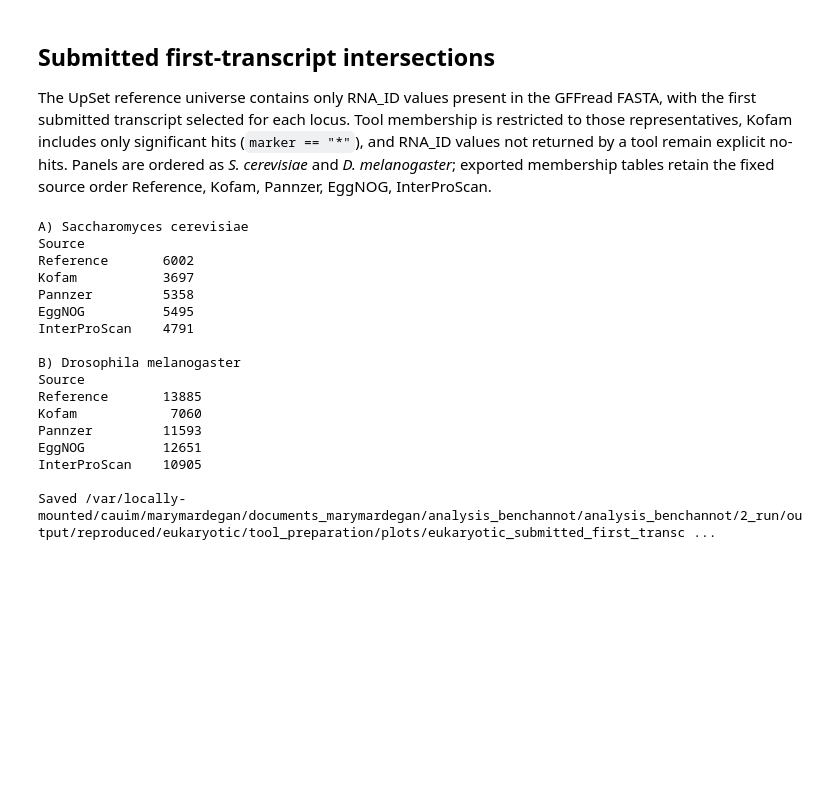
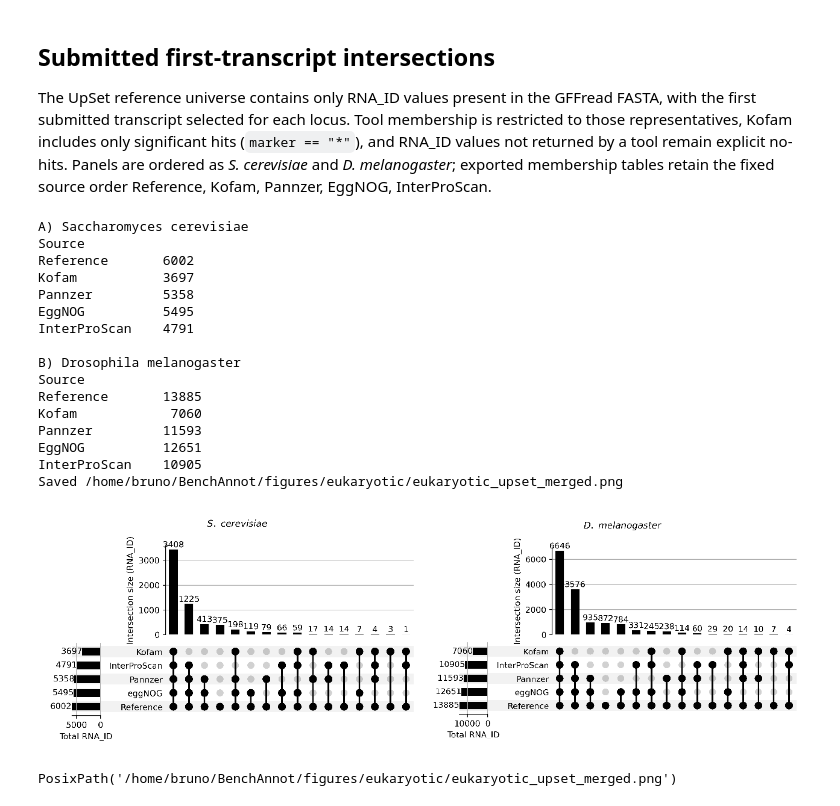
Before and after one commit to MeryMardegan/BenchAnnot, a Jupyter notebook: analysis_benchannot/2_run/notebooks/eukaryotic/2_prepare_output_tools.ipynb, the cells around one changed output. Cells and saved outputs as stored; diff of their text form; code cells hidden in the pictures; blank space fills up the shorter version.

Commit message:
refactor eukaryotic plots

```diff
--- a/analysis_benchannot/2_run/notebooks/eukaryotic/2_prepare_output_tools.ipynb
+++ b/analysis_benchannot/2_run/notebooks/eukaryotic/2_prepare_output_tools.ipynb
@@ -32,7 +33,7 @@ DATA_DIR = PATHS.eukaryote_tools
 EUKARYOTIC_OUTPUT = PATHS.analysis_output / "eukaryotic"
 OUTPUT_DIR = EUKARYOTIC_OUTPUT / "tool_preparation"
 TABLE_DIR = OUTPUT_DIR / "tables"
-PLOT_DIR = OUTPUT_DIR / "plots"
+PLOT_DIR = PATHS.figures / "eukaryotic"
 
 ORGANISMS = [
     {
@@ -294,7 +236,6 @@ Saved /var/locally-mounted/cauim/marymardegan/documents_marymardegan/analysis_be
 
 The UpSet reference universe contains only RNA_ID values present in the GFFread FASTA, with the first submitted transcript selected for each locus. Tool membership is restricted to those representatives, Kofam includes only significant hits (`marker == "*"`), and RNA_ID values not returned by a tool remain explicit no-hits. Panels are ordered as *S. cerevisiae* and *D. melanogaster*; exported membership tables retain the fixed source order Reference, Kofam, Pannzer, EggNOG, InterProScan.
 # %%
-# Compare retained hits only after restricting the reference to proteins emitted by GFFread.
 submitted_panel_memberships = {}
 for panel, config in zip(('A', 'B'), ORGANISMS, strict=True):
     organism = config['organism']
@@ -317,38 +258,46 @@ for panel, config in zip(('A', 'B'), ORGANISMS, strict=True):
         raise ValueError(f'{organism}: expected one submitted transcript per locus')
 
     suffix = 'submitted_first_transcript_significant_kofam'
     save_table(presence, TABLE_DIR / f'{organism}_presence_{suffix}.tsv')
     save_table(
         membership.reset_index(),
         TABLE_DIR / f'{organism}_membership_{suffix}.tsv',
     )
     display_math = config['display_name'].replace(' ', r'\ ')
     submitted_panel_memberships[rf'{panel}) $\it{{{display_math}}}$'] = membership
     print(f"\n{panel}) {config['display_name']}")
     print(membership.sum().to_string())
 
-submitted_upset_path = PLOT_DIR / 'eukaryotic_submitted_first_transcript_upset.png'
-plot_rna_upset_panels(
-    submitted_panel_memberships,
-    'Annotated (hit) vs Non-Annotated (no-hit) Proteins',
-    submitted_upset_path,
+from benchannot.plotting import plot_upset_panels
+
+standardized_memberships = {
+    config["organism"]: membership
+    for config, membership in zip(
+        ORGANISMS, submitted_panel_memberships.values(), strict=True
+    )
+}
+plot_upset_panels(
+    standardized_memberships,
+    source_order=list(SOURCE_ORDER),
+    count_label="RNA_ID",
+    save_path=PLOT_DIR / "eukaryotic_upset_merged.png",
 )
-print(f'\nSaved {submitted_upset_path}')
 # %% [output]
 A) Saccharomyces cerevisiae
 Source
 Reference       6002
 Kofam           3697
 Pannzer         5358
 EggNOG          5495
 InterProScan    4791
 
 B) Drosophila melanogaster
 Source
 Reference       13885
 Kofam            7060
 Pannzer         11593
 EggNOG          12651
 InterProScan    10905
-
-Saved /var/locally-mounted/cauim/marymardegan/documents_marymardegan/analysis_benchannot/analysis_benchannot/2_run/output/reproduced/eukaryotic/tool_preparation/plots/eukaryotic_submitted_first_transc ...
+Saved /home/bruno/BenchAnnot/figures/eukaryotic/eukaryotic_upset_merged.png
+[figure, added]
+PosixPath('/home/bruno/BenchAnnot/figures/eukaryotic/eukaryotic_upset_merged.png')
```
Also changed, not shown: parts of 4 cells of this notebook, 4 other files.
